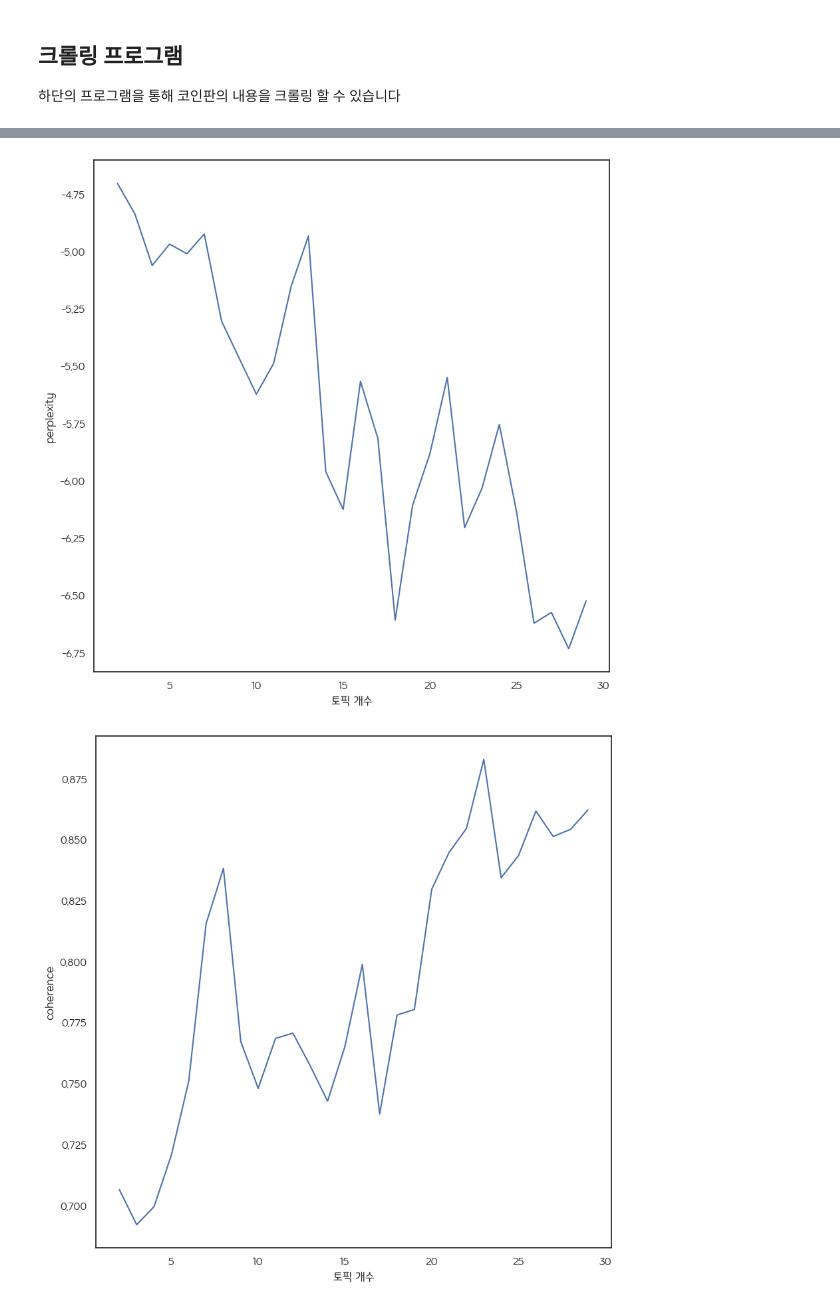
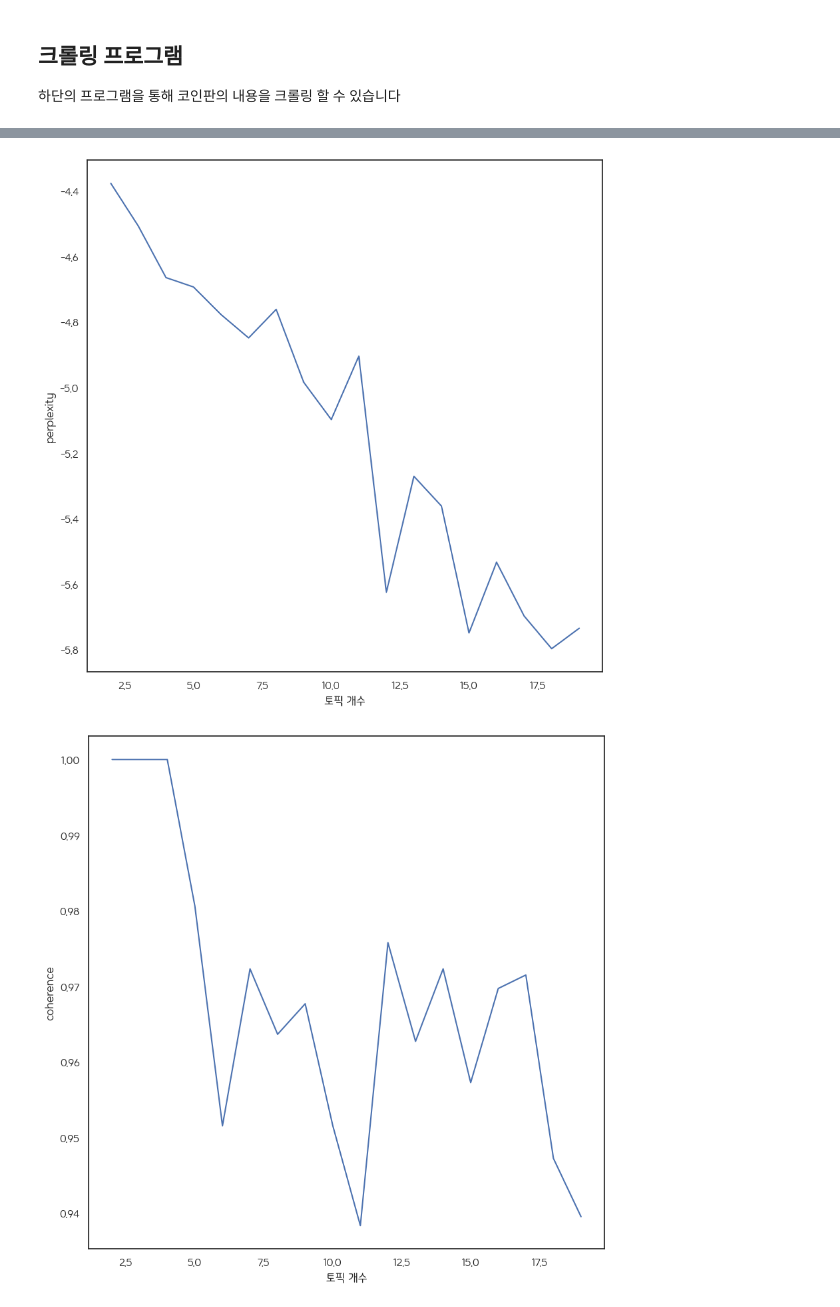
Before and after one commit to sorrychoe/coinpan-crawler, a Jupyter notebook: coinpan_crawler.ipynb, the cells around one changed output, grey strips where cells are left out. Drawn from its saved outputs; the diff is of its cells as text; code cells hidden in the pictures.

```diff
--- a/coinpan_crawler.ipynb
+++ b/coinpan_crawler.ipynb
@@ -131,0 +143,6 @@ plt.show()
+# %%
+tfidf = TfidfVectorizer()
+tfidf.fit(text)
+vector = tfidf.transform(text).toarray()
+
+tfidfvector = np.array(vector)
@@ -138,7 +193,3 @@ for lis in word_lis:
         lis.remove('이미지')
     while '첨부' in lis:
         lis.remove('첨부')
-    while '손흥민' in lis:
-        lis.remove('손흥민')
-    while '마스크' in lis:
-        lis.remove('마스크')
@@ -170,32 +201,32 @@ corpus = [coin_dict.doc2bow(text) for text in word_lis]
 import gensim
 
 perplexity = []
-for i in range(2,30):
+for i in range(2,20):
     ldamodel = gensim.models.ldamodel.LdaModel(corpus, num_topics = i, id2word=coin_dict)
     perplexity.append(ldamodel.log_perplexity(corpus))
 # %%
-x = range(2,30)
+x = range(2,20)
 plt.plot(x,perplexity)
 plt.xlabel("토픽 개수")
 plt.ylabel("perplexity")
 plt.show()
 # %% [output]
-[figure, old version]
+[figure, new version]
 # %%
 from gensim.models import CoherenceModel
 
 coherence = []
-for i in range(2,30):
+for i in range(2,20):
     ldamodel = gensim.models.ldamodel.LdaModel(corpus, num_topics = i, id2word=coin_dict)
     coherence_mo_lda = CoherenceModel(model = ldamodel, texts = word_lis, dictionary = coin_dict, topn=10)
     coherence_lda = coherence_mo_lda.get_coherence()
     coherence.append(coherence_lda)
 # %%
-x = range(2,30)
+x = range(2,20)
 plt.plot(x,coherence)
 plt.xlabel("토픽 개수")
 plt.ylabel("coherence")
 plt.show()
 # %% [output]
-[figure, old version]
+[figure, new version]
 # %%
```
Also changed, not shown: parts of 22 cells of this notebook, 1 other file.
